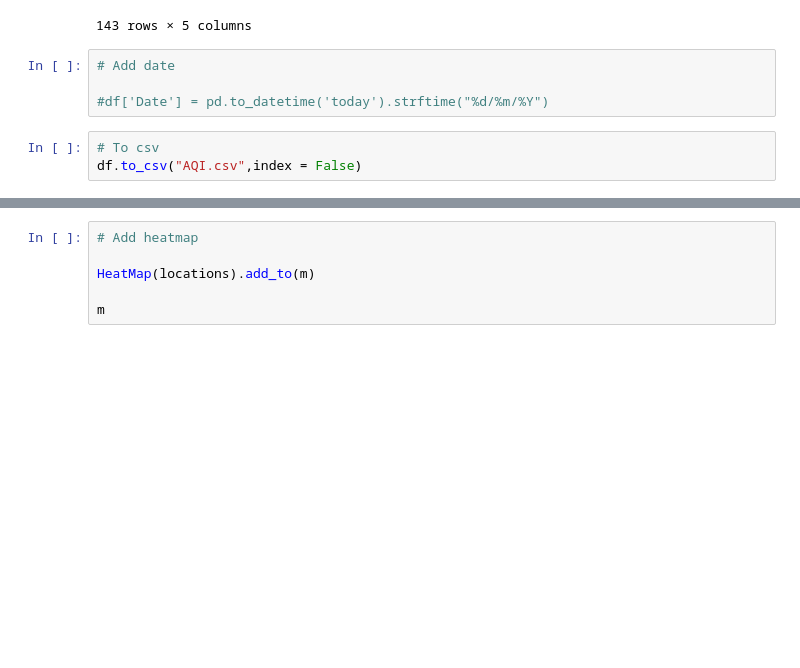
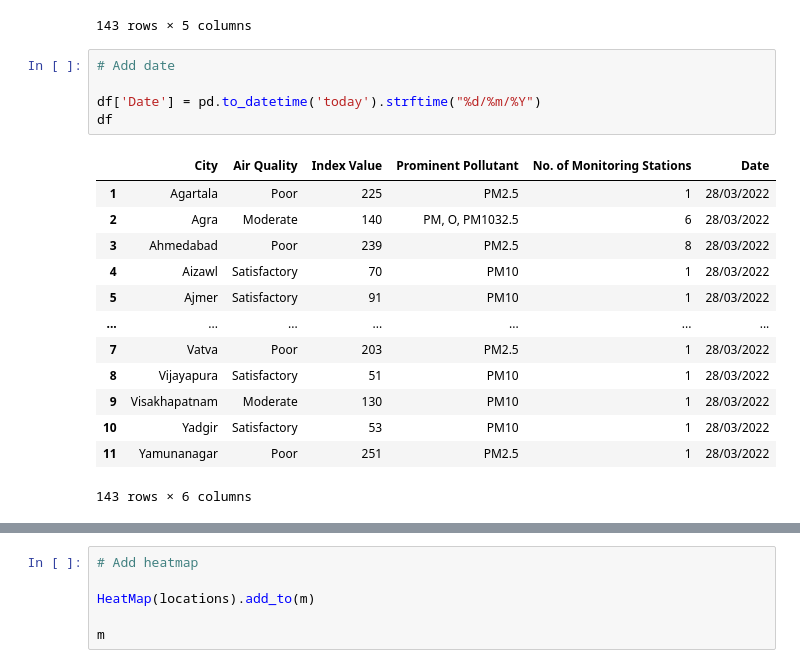
Before and after one commit to arungop/python-curves, a Jupyter notebook: scrape_aqi.ipynb, the cells around one changed output, grey strips where cells are left out. Saved outputs shown, nothing was run; the diff lists cells and outputs as text; blank space fills up the shorter version.

```diff
--- a/scrape_aqi.ipynb
+++ b/scrape_aqi.ipynb
@@ -68,10 +68,22 @@ df.pipe(filter_df)
 # %%
 # Add date
 
-#df['Date'] = pd.to_datetime('today').strftime("%d/%m/%Y")
+df['Date'] = pd.to_datetime('today').strftime("%d/%m/%Y")
+df
+# %% [output]
+|  | City | Air Quality | Index Value | Prominent Pollutant | No. of Monitoring Stations | Date |
+| 1 | Agartala | Poor | 225 | PM2.5 | 1 | 28/03/2022 |
+| 2 | Agra | Moderate | 140 | PM, O, PM1032.5 | 6 | 28/03/2022 |
+| 3 | Ahmedabad | Poor | 239 | PM2.5 | 8 | 28/03/2022 |
+| 4 | Aizawl | Satisfactory | 70 | PM10 | 1 | 28/03/2022 |
+| 5 | Ajmer | Satisfactory | 91 | PM10 | 1 | 28/03/2022 |
+| ... | ... | ... | ... | ... | ... | ... |
+| 7 | Vatva | Poor | 203 | PM2.5 | 1 | 28/03/2022 |
+| 8 | Vijayapura | Satisfactory | 51 | PM10 | 1 | 28/03/2022 |
+| 9 | Visakhapatnam | Moderate | 130 | PM10 | 1 | 28/03/2022 |
+| 10 | Yadgir | Satisfactory | 53 | PM10 | 1 | 28/03/2022 |
+| 11 | Yamunanagar | Poor | 251 | PM2.5 | 1 | 28/03/2022 |
+143 rows × 6 columns
-# %%
-# To csv
-df.to_csv("AQI.csv",index = False)
 # %%
 # load previous data
 
```
Also changed, not shown: parts of 10 cells of this notebook, 3 other files.
